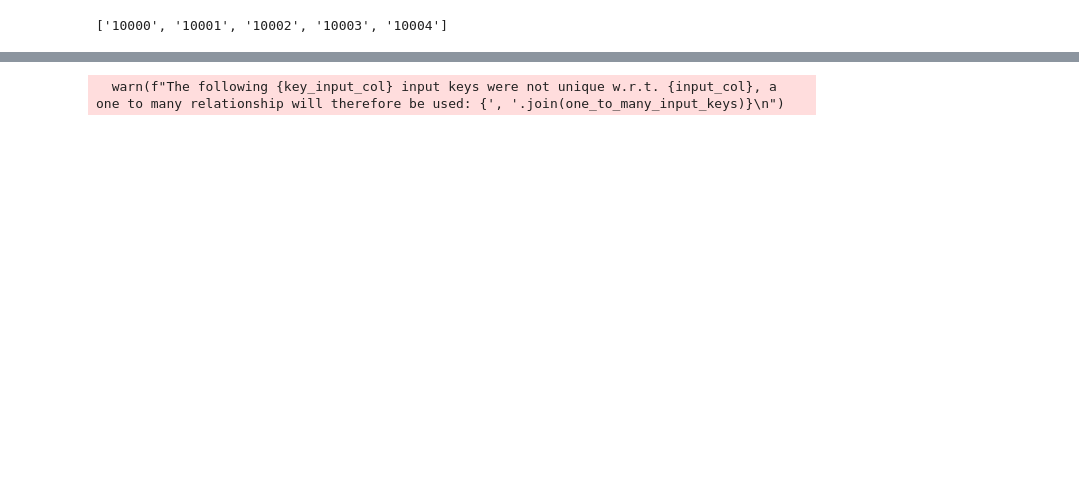
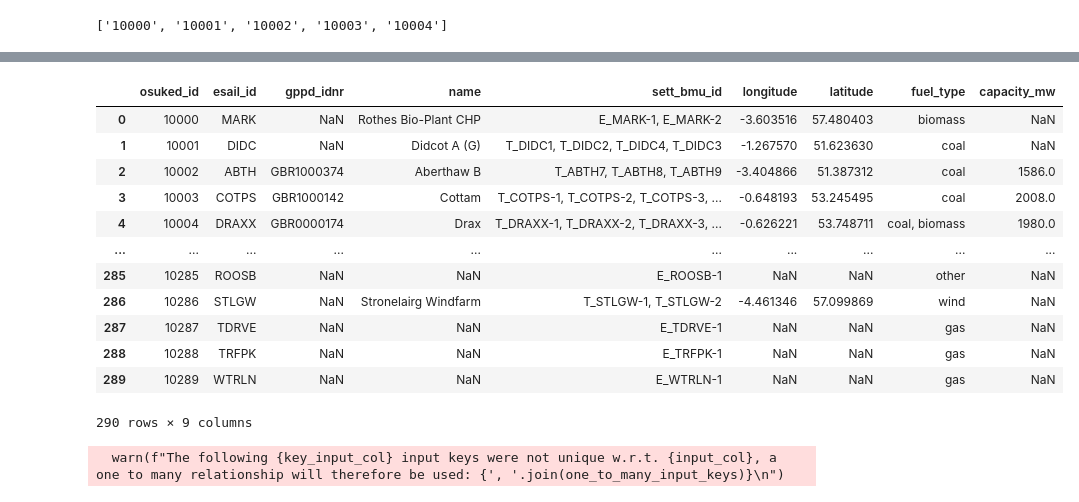
Before and after one commit to OSUKED/Power-Station-Dictionary, a Jupyter notebook: nbs/03-database-construction.ipynb, the cells around one changed output, grey strips where cells are left out. Saved outputs shown, nothing was run; the diff lists cells and outputs as text; code cells hidden in the pictures; blank space fills up the shorter version.

```diff
--- a/nbs/03-database-construction.ipynb
+++ b/nbs/03-database-construction.ipynb
@@ -113,6 +113,22 @@ inputs_for_output_cols = identify_inputs_for_output_cols(source_definitions)
 JSON(inputs_for_output_cols)
 # %% [output]
 [interactive output not drawn]
+# %%
+pd.read_csv('https://raw.githubusercontent.com/OSUKED/Power-Station-Dictionary/main/data/output/power_stations.csv')
+# %% [output]
+|  | osuked_id | esail_id | gppd_idnr | name | sett_bmu_id | longitude | latitude | fuel_type | capacity_mw |
+| 0 | 10000 | MARK | NaN | Rothes Bio-Plant CHP | E_MARK-1, E_MARK-2 | -3.603516 | 57.480403 | biomass | NaN |
+| 1 | 10001 | DIDC | NaN | Didcot A (G) | T_DIDC1, T_DIDC2, T_DIDC4, T_DIDC3 | -1.267570 | 51.623630 | coal | NaN |
+| 2 | 10002 | ABTH | GBR1000374 | Aberthaw B | T_ABTH7, T_ABTH8, T_ABTH9 | -3.404866 | 51.387312 | coal | 1586.0 |
+| 3 | 10003 | COTPS | GBR1000142 | Cottam | T_COTPS-1, T_COTPS-2, T_COTPS-3, ... | -0.648193 | 53.245495 | coal | 2008.0 |
+| 4 | 10004 | DRAXX | GBR0000174 | Drax | T_DRAXX-1, T_DRAXX-2, T_DRAXX-3, ... | -0.626221 | 53.748711 | coal, biomass | 1980.0 |
+| ... | ... | ... | ... | ... | ... | ... | ... | ... | ... |
+| 285 | 10285 | ROOSB | NaN | NaN | E_ROOSB-1 | NaN | NaN | other | NaN |
+| 286 | 10286 | STLGW | NaN | Stronelairg Windfarm | T_STLGW-1, T_STLGW-2 | -4.461346 | 57.099869 | wind | NaN |
+| 287 | 10287 | TDRVE | NaN | NaN | E_TDRVE-1 | NaN | NaN | gas | NaN |
+| 288 | 10288 | TRFPK | NaN | NaN | E_TRFPK-1 | NaN | NaN | gas | NaN |
+| 289 | 10289 | WTRLN | NaN | NaN | E_WTRLN-1 | NaN | NaN | gas | NaN |
+290 rows × 9 columns
 # %%
 #exports
 def get_input_key_to_attr(df_input, key_input_col, input_col):
```
Also changed, not shown: 12 other files.
